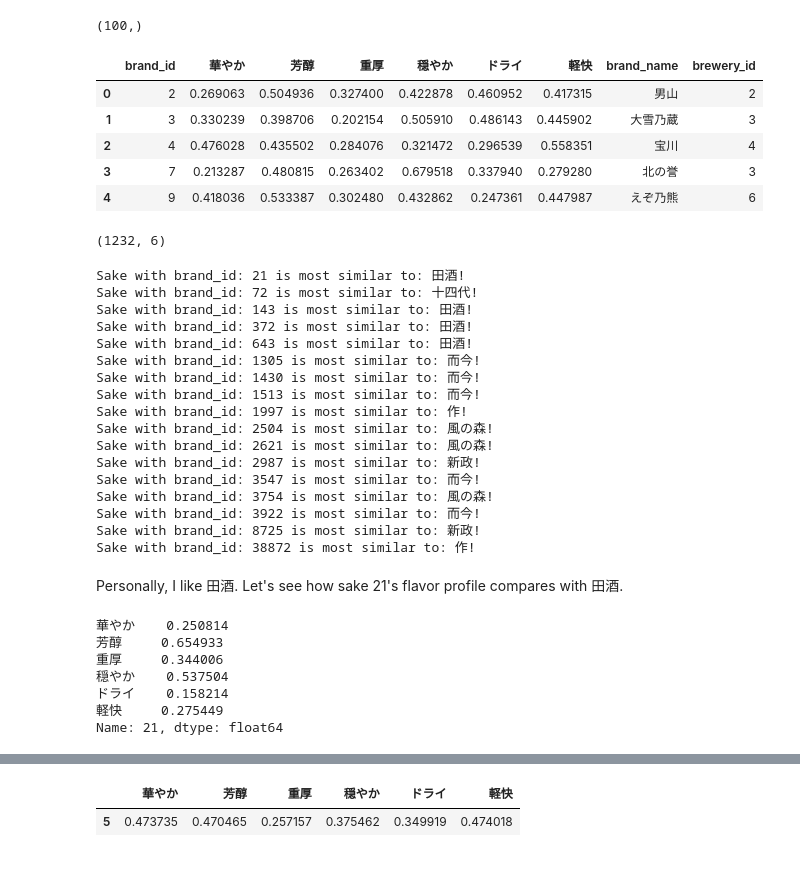
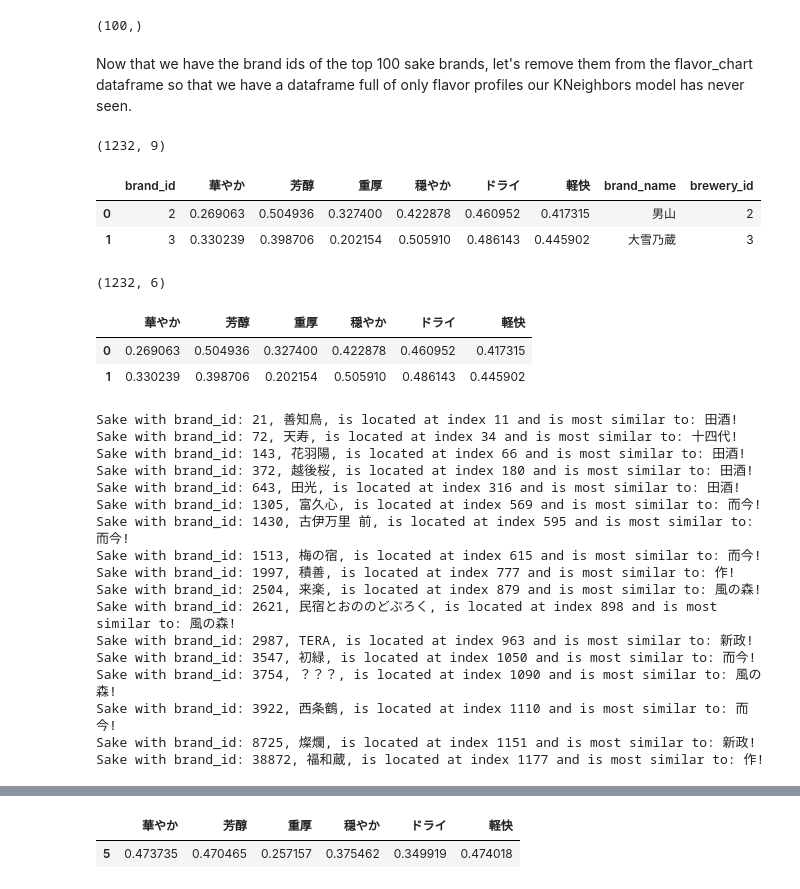
Before and after one commit to Kashiwaba23/sake_data, a Jupyter notebook: sake_EDA.ipynb, the cells around one changed output, grey strips where cells are left out. Cells and saved outputs as stored; diff of their text form; code cells hidden in the pictures.

```diff
--- a/sake_EDA.ipynb
+++ b/sake_EDA.ipynb
@@ -227,7 +227,7 @@ Text(0.5, 1.0, 'Prefectures Which Make the Most Brands of Sake')
 [figure]
 # %%
 # Need to rename the brandId column to brand_id in the rankings_202311 df to match others
-#rankings_202311.rename(columns={'brandId':'brand_id'}, inplace=True)
+rankings_202311.rename(columns={'brandId':'brand_id'}, inplace=True)
 rankings_202311.head()
 # %% [output]
 |  | rank | score | brand_id |
@@ -345,7 +345,7 @@ It looks like **Mie** and **Tochigi** both have **2** sake brands each in the to
 First, let's focus on the Top 100 brands and see how their flavor profiles compare. Are there any similarities?
 # %%
 # again, we need to rename the brandId column to match the other tables
-#flavor_chart.rename(columns={'brandId':'brand_id'}, inplace=True)
+flavor_chart.rename(columns={'brandId':'brand_id'}, inplace=True)
 flavor_chart.shape
 # %% [output]
 (1332, 7)
@@ -431,61 +436,57 @@ top_100_brand_ids = brand_ranking_profiles['brand_id'].values
 top_100_brand_ids.shape
 # %% [output]
 (100,)
+# %% [markdown]
+Now that we have the brand ids of the top 100 sake brands, let's remove them from the flavor_chart dataframe so that we have a dataframe full of only flavor profiles our KNeighbors model has never seen.
 # %%
 unseen_flavor_profiles = flavor_chart[~flavor_chart['brand_id'].isin(top_100_brand_ids)]
 unseen_flavor_profiles= unseen_flavor_profiles.merge(brands, on='brand_id', how='left')
-unseen_flavor_profiles.head()
+print(unseen_flavor_profiles.shape)
+unseen_flavor_profiles.head(2)
 # %% [output]
+(1232, 9)
 |  | brand_id | 華やか | 芳醇 | 重厚 | 穏やか | ドライ | 軽快 | brand_name | brewery_id |
 | 0 | 2 | 0.269063 | 0.504936 | 0.327400 | 0.422878 | 0.460952 | 0.417315 | 男山 | 2 |
 | 1 | 3 | 0.330239 | 0.398706 | 0.202154 | 0.505910 | 0.486143 | 0.445902 | 大雪乃蔵 | 3 |
-| 2 | 4 | 0.476028 | 0.435502 | 0.284076 | 0.321472 | 0.296539 | 0.558351 | 宝川 | 4 |
-| 3 | 7 | 0.213287 | 0.480815 | 0.263402 | 0.679518 | 0.337940 | 0.279280 | 北の誉 | 3 |
-| 4 | 9 | 0.418036 | 0.533387 | 0.302480 | 0.432862 | 0.247361 | 0.447987 | えぞ乃熊 | 6 |
 # %%
 test_sakes = unseen_flavor_profiles.iloc[:,1:7]
-test_sakes.shape
+print(test_sakes.shape)
+test_sakes.head(2)
 # %% [output]
 (1232, 6)
+|  | 華やか | 芳醇 | 重厚 | 穏やか | ドライ | 軽快 |
+| 0 | 0.269063 | 0.504936 | 0.327400 | 0.422878 | 0.460952 | 0.417315 |
+| 1 | 0.330239 | 0.398706 | 0.202154 | 0.505910 | 0.486143 | 0.445902 |
 # %%
 # Let's search through our full set of unseen sake flavor profiles
-# and see if any of them closely match any of the top 5 sakes.
+# and see if any of them closely match any of the top 6 sakes.
 for i in range(test_sakes.shape[0]):
     test_sample = test_sakes.iloc[[i]]
     test_sample_brand_id = unseen_flavor_profiles.iloc[i].brand_id
+    #print(f"Working on brand_id: {test_sample_brand_id}")
     test_sample_scaled = scaler.transform(test_sample)
-    nearest_neighbors_indices = neigh.kneighbors(test_sample_scaled, return_distance=False)
+    nearest_neighbors_indices = neigh.kneighbors(test_sample_scaled, return_distance=False, n_neighbors=1)
+    #print(nearest_neighbors_indices[0][0])
     if nearest_neighbors_indices[0][0] <= 5:
     #print(nearest_neighbors_indices[0][0])
         neighbor_name = brand_ranking_profiles.iloc[nearest_neighbors_indices[0]].brand_name.values[0]
-        print(f'Sake with brand_id: {test_sample_brand_id} is most similar to: {neighbor_name}!')
+        test_sake_name = brands[brands['brand_id']==test_sample_brand_id].brand_name.values[0]
+        print(f'Sake with brand_id: {test_sample_brand_id}, {test_sake_name}, is located at index {i} and is most similar to: {neighbor_name}!')
 # %% [output]
-Sake with brand_id: 21 is most similar to: 田酒!
-Sake with brand_id: 72 is most similar to: 十四代!
-Sake with brand_id: 143 is most similar to: 田酒!
-Sake with brand_id: 372 is most similar to: 田酒!
-Sake with brand_id: 643 is most similar to: 田酒!
-Sake with brand_id: 1305 is most similar to: 而今!
-Sake with brand_id: 1430 is most similar to: 而今!
-Sake with brand_id: 1513 is most similar to: 而今!
-Sake with brand_id: 1997 is most similar to: 作!
-Sake with brand_id: 2504 is most similar to: 風の森!
-Sake with brand_id: 2621 is most similar to: 風の森!
-Sake with brand_id: 2987 is most similar to: 新政!
-Sake with brand_id: 3547 is most similar to: 而今!
-Sake with brand_id: 3754 is most similar to: 風の森!
-Sake with brand_id: 3922 is most similar to: 而今!
-Sake with brand_id: 8725 is most similar to: 新政!
-Sake with brand_id: 38872 is most similar to: 作!
+Sake with brand_id: 21, 善知鳥, is located at index 11 and is most similar to: 田酒!
+Sake with brand_id: 72, 天寿, is located at index 34 and is most similar to: 十四代!
+Sake with brand_id: 143, 花羽陽, is located at index 66 and is most similar to: 田酒!
+Sake with brand_id: 372, 越後桜, is located at index 180 and is most similar to: 田酒!
+Sake with brand_id: 643, 田光, is located at index 316 and is most similar to: 田酒!
+Sake with brand_id: 1305, 富久心, is located at index 569 and is most similar to: 而今!
+Sake with brand_id: 1430, 古伊万里 前, is located at index 595 and is most similar to: 而今!
+Sake with brand_id: 1513, 梅の宿, is located at index 615 and is most similar to: 而今!
+Sake with brand_id: 1997, 積善, is located at index 777 and is most similar to: 作!
+Sake with brand_id: 2504, 来楽, is located at index 879 and is most similar to: 風の森!
+Sake with brand_id: 2621, 民宿とおののどぶろく, is located at index 898 and is most similar to: 風の森!
+Sake with brand_id: 2987, TERA, is located at index 963 and is most similar to: 新政!
+Sake with brand_id: 3547, 初緑, is located at index 1050 and is most similar to: 而今!
+Sake with brand_id: 3754, ？？？, is located at index 1090 and is most similar to: 風の森!
+Sake with brand_id: 3922, 西条鶴, is located at index 1110 and is most similar to: 而今!
+Sake with brand_id: 8725, 燦爛, is located at index 1151 and is most similar to: 新政!
+Sake with brand_id: 38872, 福和蔵, is located at index 1177 and is most similar to: 作!
-# %% [markdown]
-Personally, I like 田酒. Let's see how sake 21's flavor profile compares with 田酒.
-# %%
-test_sakes.iloc[21]
-# %% [output]
-華やか    0.250814
-芳醇     0.654933
-重厚     0.344006
-穏やか    0.537504
-ドライ    0.158214
-軽快     0.275449
-Name: 21, dtype: float64
```
Also changed, not shown: parts of 19 cells of this notebook.
